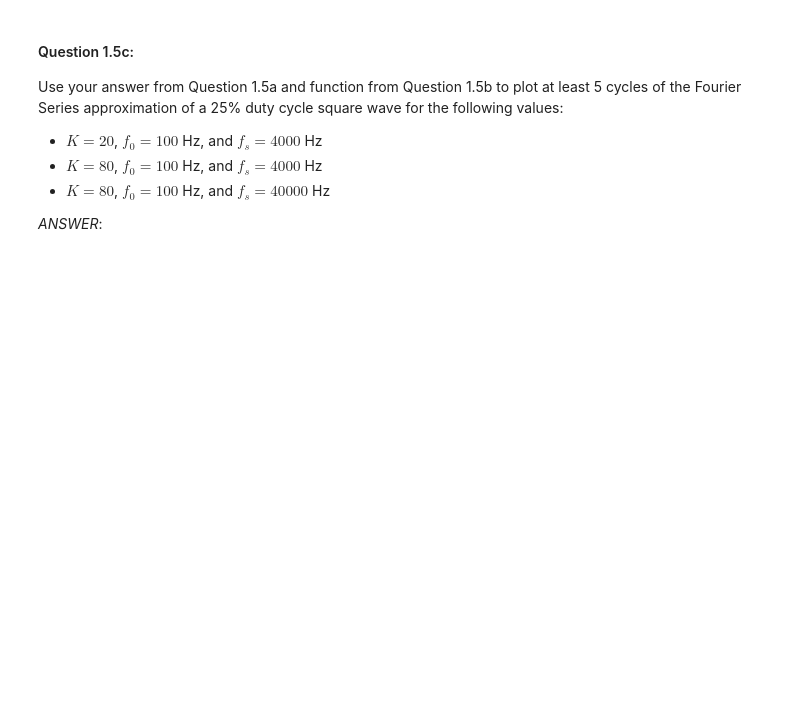
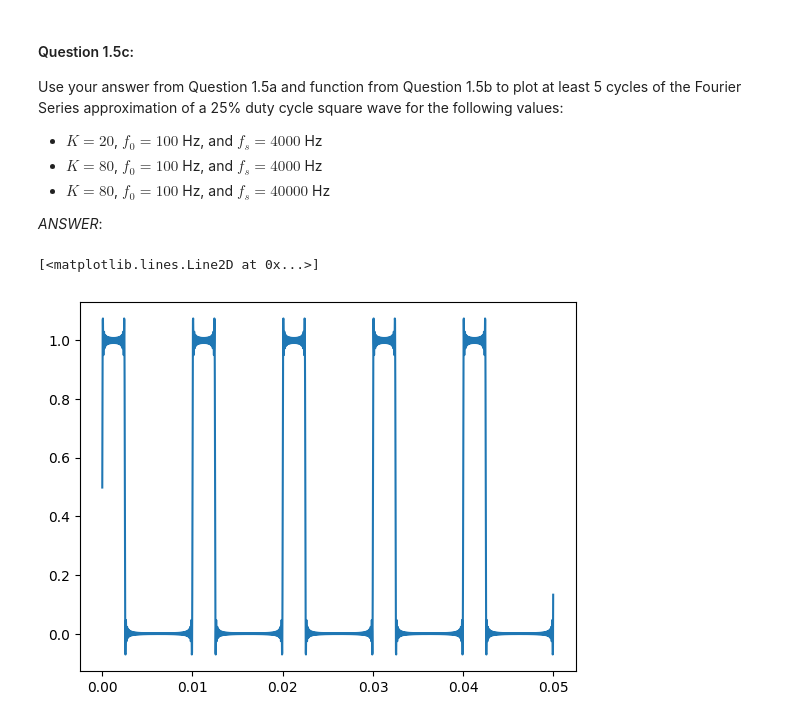
Before and after one commit to 1112luke/Radioware, a Jupyter notebook: Lab1/Prelab01/Prelab 01 - Basic Software and Equipment Use.ipynb, the cells around one changed output. Saved outputs shown, nothing was run; the diff lists cells and outputs as text; code cells hidden in the pictures; blank space fills up the shorter version.

```diff
--- a/Lab1/Prelab01/Prelab 01 - Basic Software and Equipment Use.ipynb
+++ b/Lab1/Prelab01/Prelab 01 - Basic Software and Equipment Use.ipynb
@@ -400,8 +430,19 @@ import matplotlib.pyplot as plt
 #    f_2: the sampling frequency [Hz]
 #    t: time values at which to generate samples [seconds]
 def fseries(K,a,f_0,f_s,t):
-	y_K = np.zeroes(np.size(t))
-	# Insert computations here
+	y_K = np.zeros(np.size(t), dtype=complex) #add complex dtype because interpreter got mad
+
+	#loop through, keeping index
+	for index, coeff in enumerate(a):
+
+		#translate index to k
+		k = index-K #subtract k to convert e.g. at index 0, k = -K
+
+		T_0 = 1/f_0
+
+		#copy formula, adding to y_K
+		y_K += coeff * np.exp(1j*((2*np.pi*k)/(T_0)) * t)
+
 	return y_K
 # %% [markdown]
 #### Question 1.5c:
@@ -421,3 +457,30 @@ import matplotlib.pyplot as plt
+# %%
+import numpy as np
+import matplotlib.pyplot as plt
+
+def coeff_gen(k):
+    return 0.25 if k == 0 else ((1-np.cos((np.pi*k)/2) + 1j*np.sin((np.pi*k)/2))/(1j*2*np.pi*k)) #return function from question 1.5a
+
+
+# just change and re-run to make new graphs
+K = 80
+f_0 = 100
+f_s = 40000
+cycles = 5
+
+#make time based on cycles
+t = np.arange(0, cycles*(1/f_0), 1/f_s)
+
+#generate coefficients
+a_k = [coeff_gen(k-K) for k in range(K*2 + 1)] #list comprehensions are good
+
+#construck y from fseries
+y_K = fseries(K, a_k, f_0, f_s, t)
+
+plt.plot(t, y_K)
+# %% [output]
+[<matplotlib.lines.Line2D at 0x...>]
+[figure, added]
 # %% [markdown]
 ## Understanding the DACs and ADCs on the ADALM2000
 
```
Also changed, not shown: parts of 14 cells of this notebook, 1 other file.
